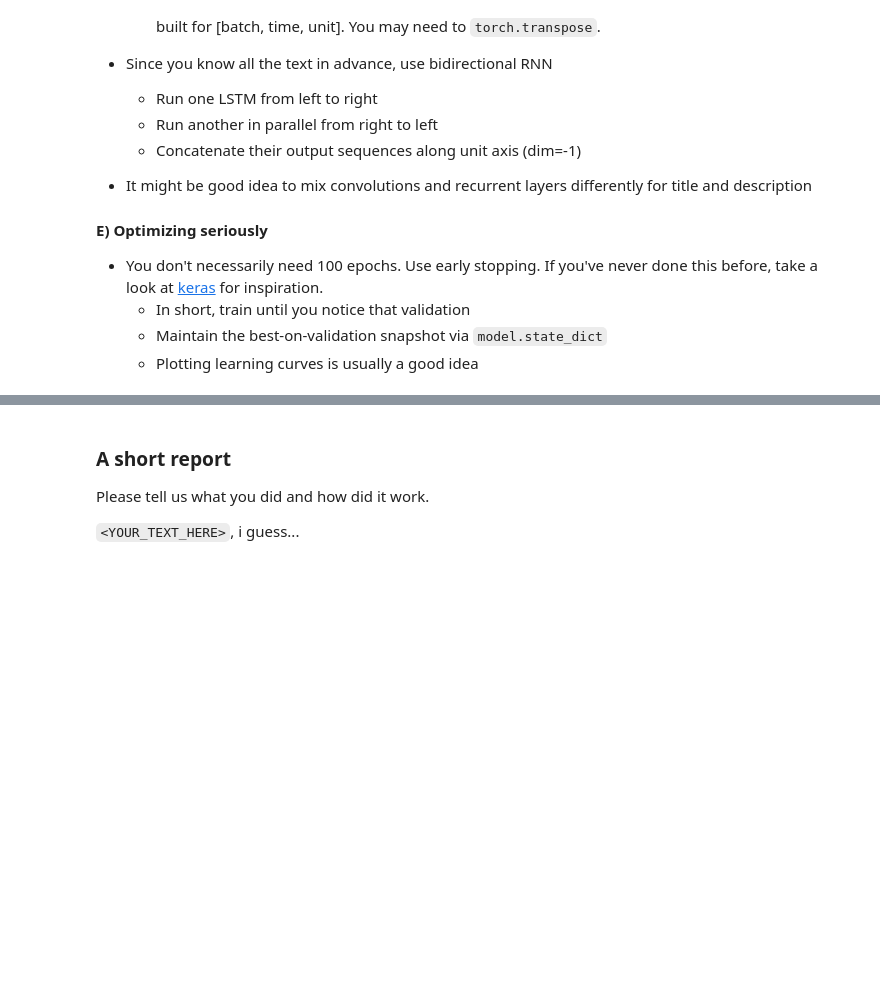
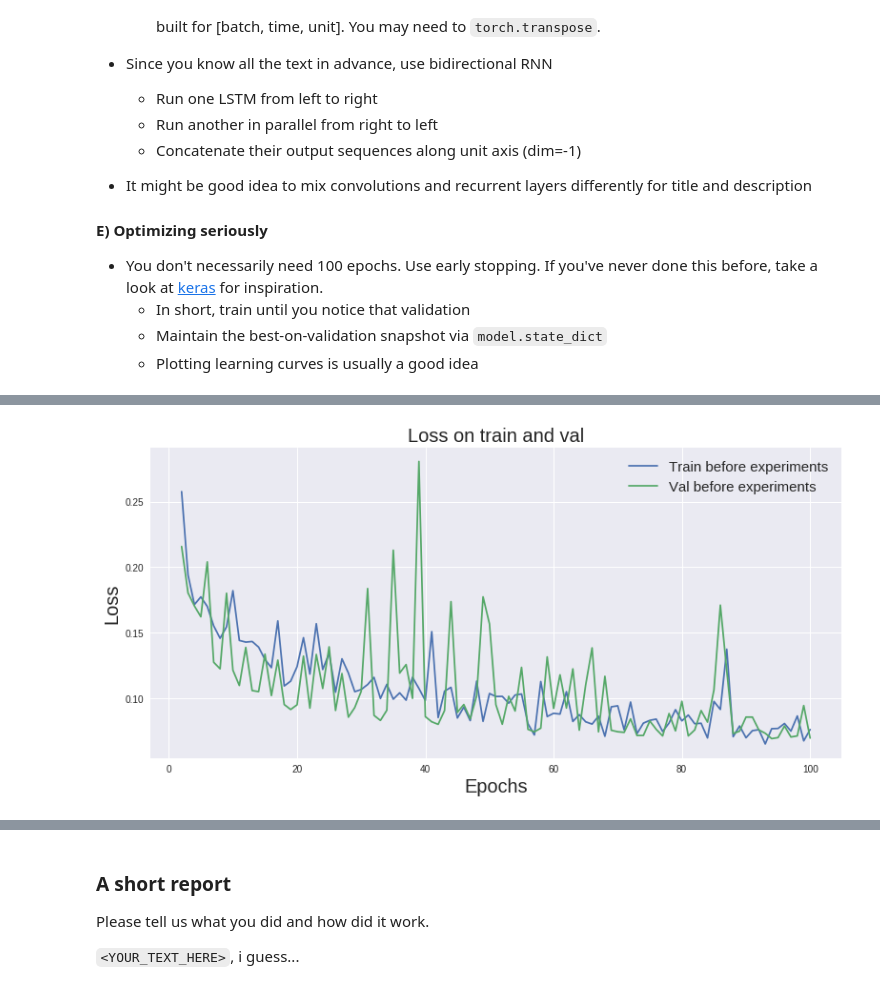
Before and after one commit to Radi4/DL_colab, a Jupyter notebook: homework04_basic_part1_regression.ipynb, the cells around one changed output, grey strips where cells are left out. Drawn from its saved outputs; the diff is of its cells as text; code cells hidden in the pictures; blank space fills up the shorter version.

```diff
--- a/homework04_basic_part1_regression.ipynb
+++ b/homework04_basic_part1_regression.ipynb
@@ -350,6 +350,7 @@ class DescriptionEncoder(nn.Module):
         super(self.__class__, self).__init__()
         self.emb = nn.Embedding(n_tokens, 64, padding_idx=PAD_IX).cuda()
         self.conv1 = nn.Conv1d(64, out_size, kernel_size=3, padding=1).cuda()
+        self.relu = nn.ReLU()
         self.pool1 = nn.MaxPool1d(2).cuda()
         self.conv2 = nn.Conv1d(out_size, out_size * 2, kernel_size=3, padding=1).cuda()
         self.pool2 = GlobalMaxPooling().cuda()
@@ -366,7 +367,7 @@ class DescriptionEncoder(nn.Module):
         h = torch.transpose(h, 1, 2)
 
         # Apply the layers as defined above. Add some ReLUs before dense.
-        return self.dense(self.pool2(self.conv2(self.pool1(self.conv1(h)))))
+        return self.dense(self.pool2(self.conv2(self.pool1(self.relu(self.conv1(h))))))
 # %%
 desc_encoder = DescriptionEncoder(out_size=64)
 
@@ -815,5 +816,5 @@ We've already learned that recurrent networks can do cool stuff in sequence mode
 # %%
-def train_model(model, opt, num_epochs = 50, max_len = 100, batch_size = 32, batches_per_epoch = 100):
+def train_model(model, opt, num_epochs = 100, max_len = 100, batch_size = 32, batches_per_epoch = 100):
     train_losses = np.zeros(num_epochs).astype(float)
     val_losses = np.zeros(num_epochs).astype(float)
 
@@ -888,0 +915,24 @@ TypeError: ignored
+# %%
+train_loss_experiments = []
+train_mae_experiments = []
+val_loss_experiments = []
+val_mae_experiments = []
+# %%
+train_loss_experiments.append((np.copy(train_losses), 'before experiments'))
+train_mae_experiments.append((np.copy(train_maes), 'before experiments'))
+
+val_loss_experiments.append((np.copy(val_losses), 'before experiments'))
+val_mae_experiments.append((np.copy(val_maes), 'before experiments'))
+# %%
+for i in range(len(train_loss_experiments)):
+  num_epochs = train_loss_experiments[i][0].shape[0]
+  plt.plot(range(2, num_epochs + 1), train_loss_experiments[i][0][1:], label = 'Train ' + train_loss_experiments[i][1])
+  plt.plot(range(2, num_epochs + 1), val_loss_experiments[i][0][1:], label = 'Val ' + val_loss_experiments[i][1])
+
+plt.legend(loc = 'upper right',  prop={'size': 15})
+plt.title('Loss on train and val', size = 20)
+plt.xlabel('Epochs', size = 20)
+plt.ylabel('Loss', size = 20)
+plt.show()
+# %% [output]
+[figure, added]
```
Also changed, not shown: parts of 23 cells of this notebook.
